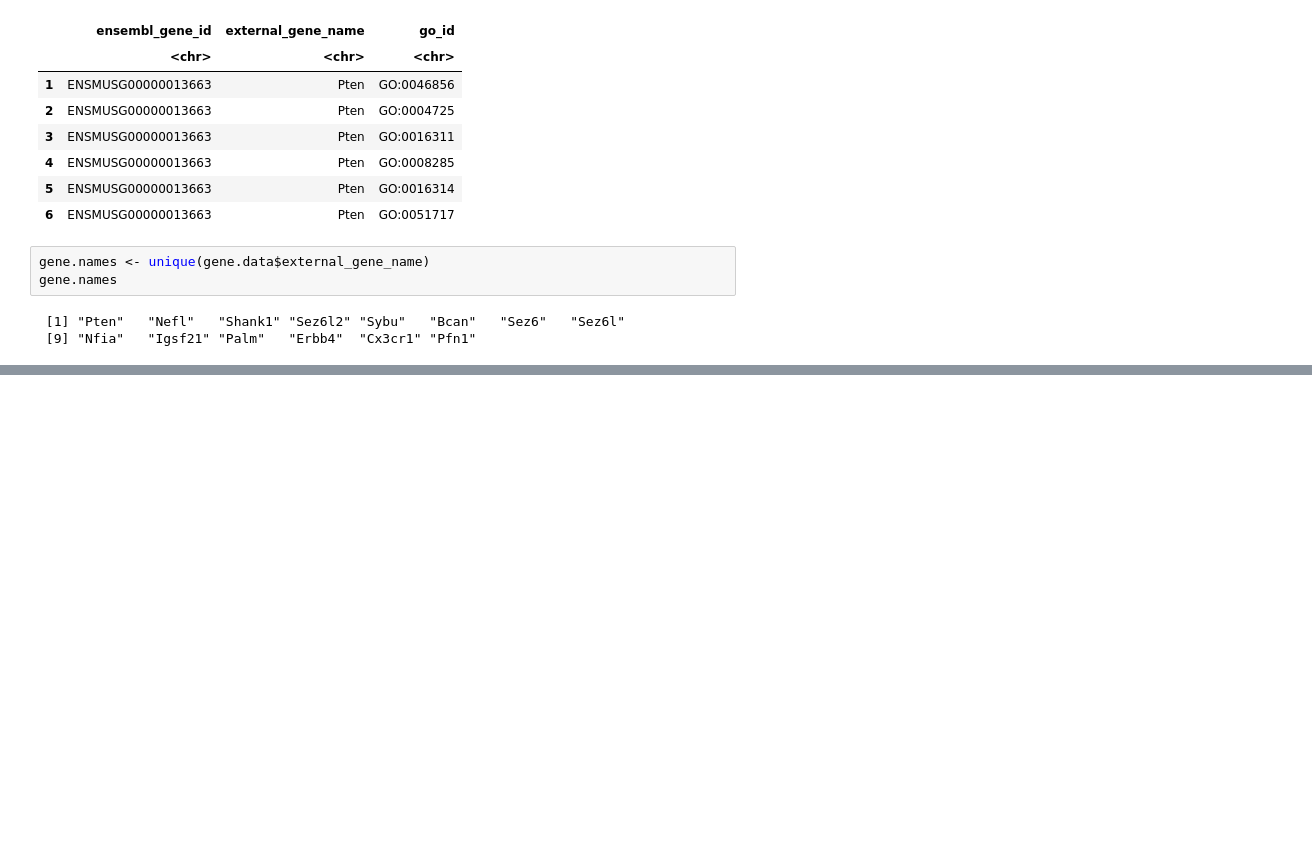
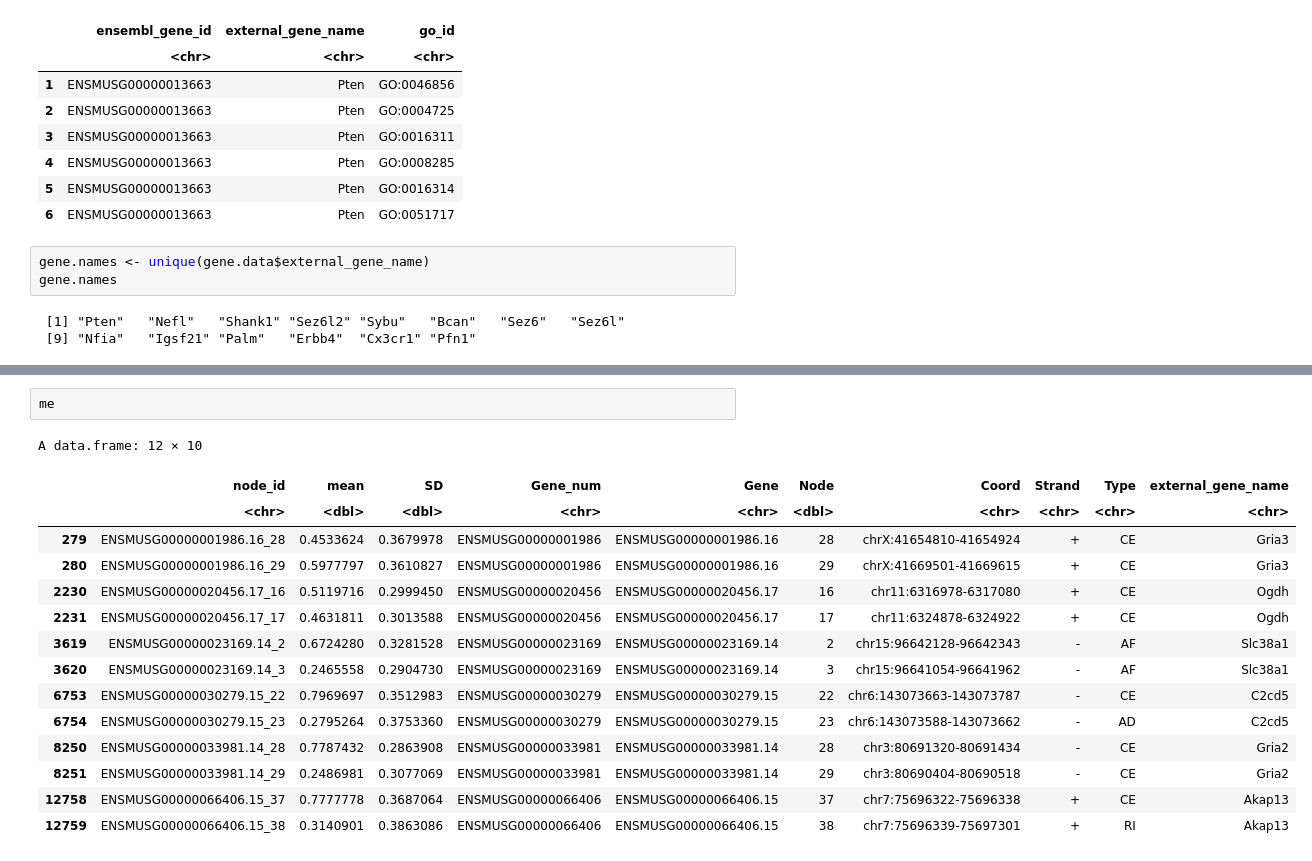
Before and after one commit to hemberg-lab/scfindME, a Jupyter notebook: scfindME_usage_summary.ipynb, the cells around one changed output, grey strips where cells are left out. Drawn from its saved outputs; the diff is of its cells as text; blank space fills up the shorter version.

```diff
--- a/scfindME_usage_summary.ipynb
+++ b/scfindME_usage_summary.ipynb
@@ -1099,0 +1171,18 @@ gene.names
+# %%
+me
+# %% [output]
+A data.frame: 12 × 10
+|  | node_id | mean | SD | Gene_num | Gene | Node | Coord | Strand | Type | external_gene_name |
+|  | <chr> | <dbl> | <dbl> | <chr> | <chr> | <dbl> | <chr> | <chr> | <chr> | <chr> |
+| 279 | ENSMUSG00000001986.16_28 | 0.4533624 | 0.3679978 | ENSMUSG00000001986 | ENSMUSG00000001986.16 | 28 | chrX:41654810-41654924 | + | CE | Gria3 |
+| 280 | ENSMUSG00000001986.16_29 | 0.5977797 | 0.3610827 | ENSMUSG00000001986 | ENSMUSG00000001986.16 | 29 | chrX:41669501-41669615 | + | CE | Gria3 |
+| 2230 | ENSMUSG00000020456.17_16 | 0.5119716 | 0.2999450 | ENSMUSG00000020456 | ENSMUSG00000020456.17 | 16 | chr11:6316978-6317080 | + | CE | Ogdh |
+| 2231 | ENSMUSG00000020456.17_17 | 0.4631811 | 0.3013588 | ENSMUSG00000020456 | ENSMUSG00000020456.17 | 17 | chr11:6324878-6324922 | + | CE | Ogdh |
+| 3619 | ENSMUSG00000023169.14_2 | 0.6724280 | 0.3281528 | ENSMUSG00000023169 | ENSMUSG00000023169.14 | 2 | chr15:96642128-96642343 | - | AF | Slc38a1 |
+| 3620 | ENSMUSG00000023169.14_3 | 0.2465558 | 0.2904730 | ENSMUSG00000023169 | ENSMUSG00000023169.14 | 3 | chr15:96641054-96641962 | - | AF | Slc38a1 |
+| 6753 | ENSMUSG00000030279.15_22 | 0.7969697 | 0.3512983 | ENSMUSG00000030279 | ENSMUSG00000030279.15 | 22 | chr6:143073663-143073787 | - | CE | C2cd5 |
+| 6754 | ENSMUSG00000030279.15_23 | 0.2795264 | 0.3753360 | ENSMUSG00000030279 | ENSMUSG00000030279.15 | 23 | chr6:143073588-143073662 | - | AD | C2cd5 |
+| 8250 | ENSMUSG00000033981.14_28 | 0.7787432 | 0.2863908 | ENSMUSG00000033981 | ENSMUSG00000033981.14 | 28 | chr3:80691320-80691434 | - | CE | Gria2 |
+| 8251 | ENSMUSG00000033981.14_29 | 0.2486981 | 0.3077069 | ENSMUSG00000033981 | ENSMUSG00000033981.14 | 29 | chr3:80690404-80690518 | - | CE | Gria2 |
+| 12758 | ENSMUSG00000066406.15_37 | 0.7777778 | 0.3687064 | ENSMUSG00000066406 | ENSMUSG00000066406.15 | 37 | chr7:75696322-75696338 | + | CE | Akap13 |
+| 12759 | ENSMUSG00000066406.15_38 | 0.3140901 | 0.3863086 | ENSMUSG00000066406 | ENSMUSG00000066406.15 | 38 | chr7:75696339-75697301 | + | RI | Akap13 |
```
Also changed, not shown: parts of 27 cells of this notebook, 4 other files.
